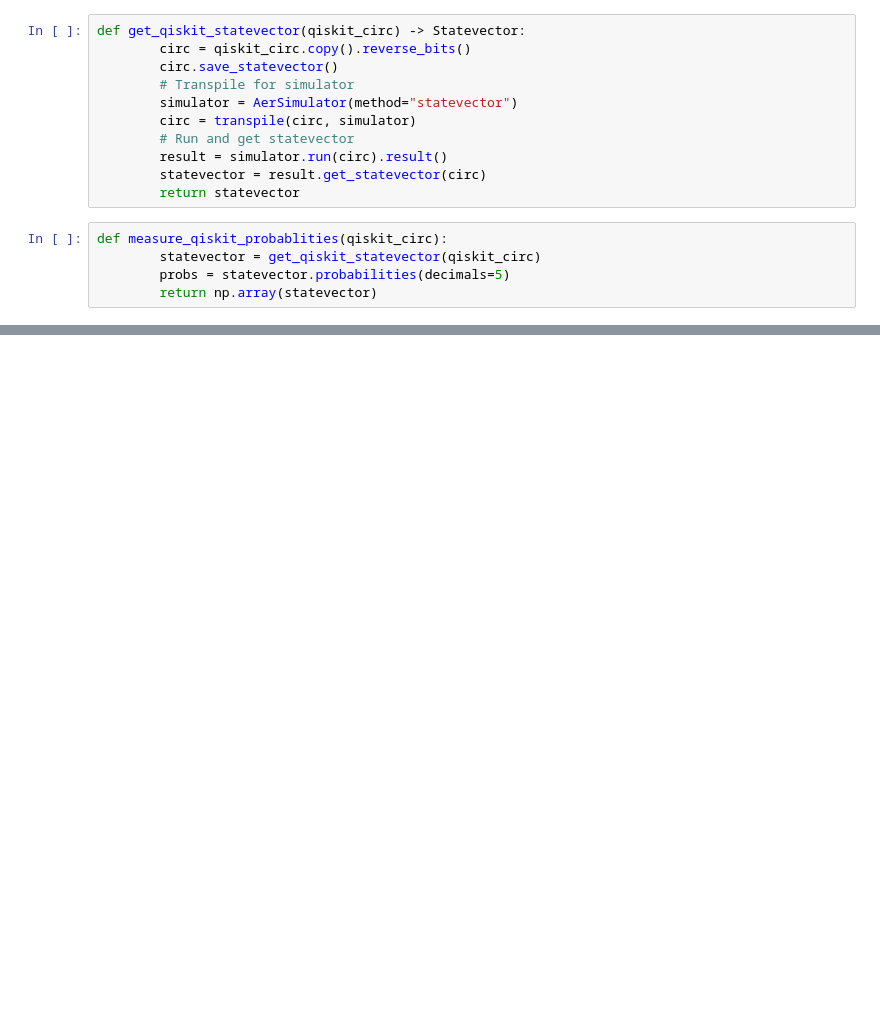
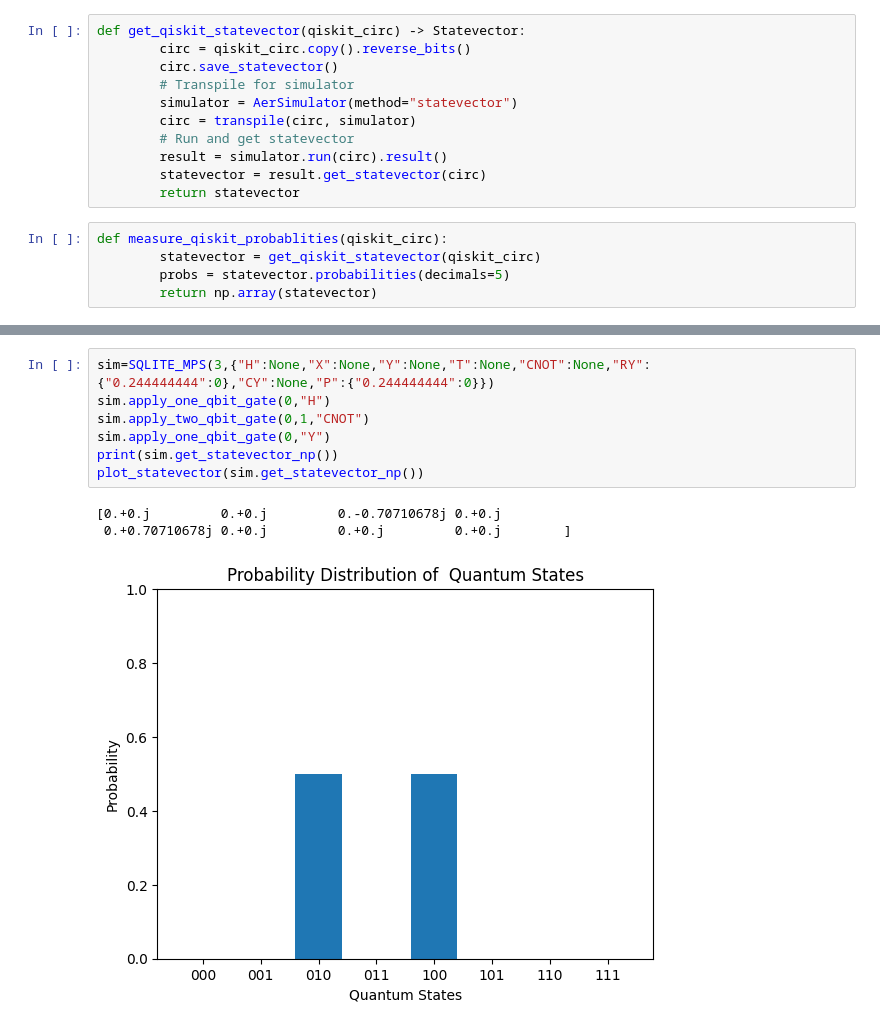
Before and after one commit to andreiilinescu/quantum_mps_simulator, a Jupyter notebook: playground.ipynb, the cells around one changed output, grey strips where cells are left out. Saved outputs shown, nothing was run; the diff lists cells and outputs as text; blank space fills up the shorter version.

```diff
--- a/playground.ipynb
+++ b/playground.ipynb
@@ -44,0 +88,11 @@ print(sim.get_statevector_np())
+# %%
+sim=SQLITE_MPS(3,{"H":None,"X":None,"Y":None,"T":None,"CNOT":None,"RY":{"0.244444444":0},"CY":None,"P":{"0.244444444":0}})
+sim.apply_one_qbit_gate(0,"H")
+sim.apply_two_qbit_gate(0,1,"CNOT")
+sim.apply_one_qbit_gate(0,"Y")
+print(sim.get_statevector_np())
+plot_statevector(sim.get_statevector_np())
+# %% [output]
+[0.+0.j         0.+0.j         0.-0.70710678j 0.+0.j
+ 0.+0.70710678j 0.+0.j         0.+0.j         0.+0.j        ]
+[figure, added]
```
Also changed, not shown: parts of 8 cells of this notebook, 3 other files.
